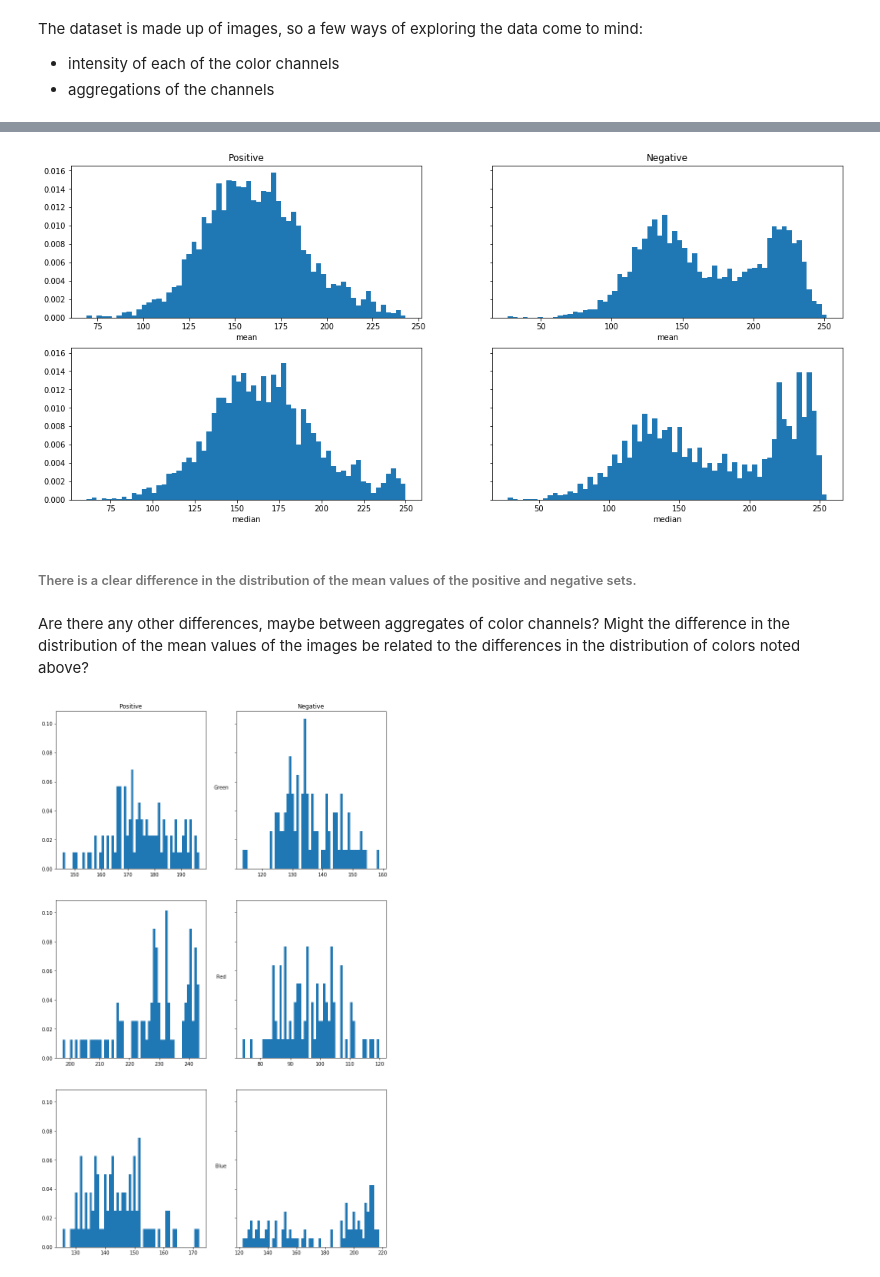
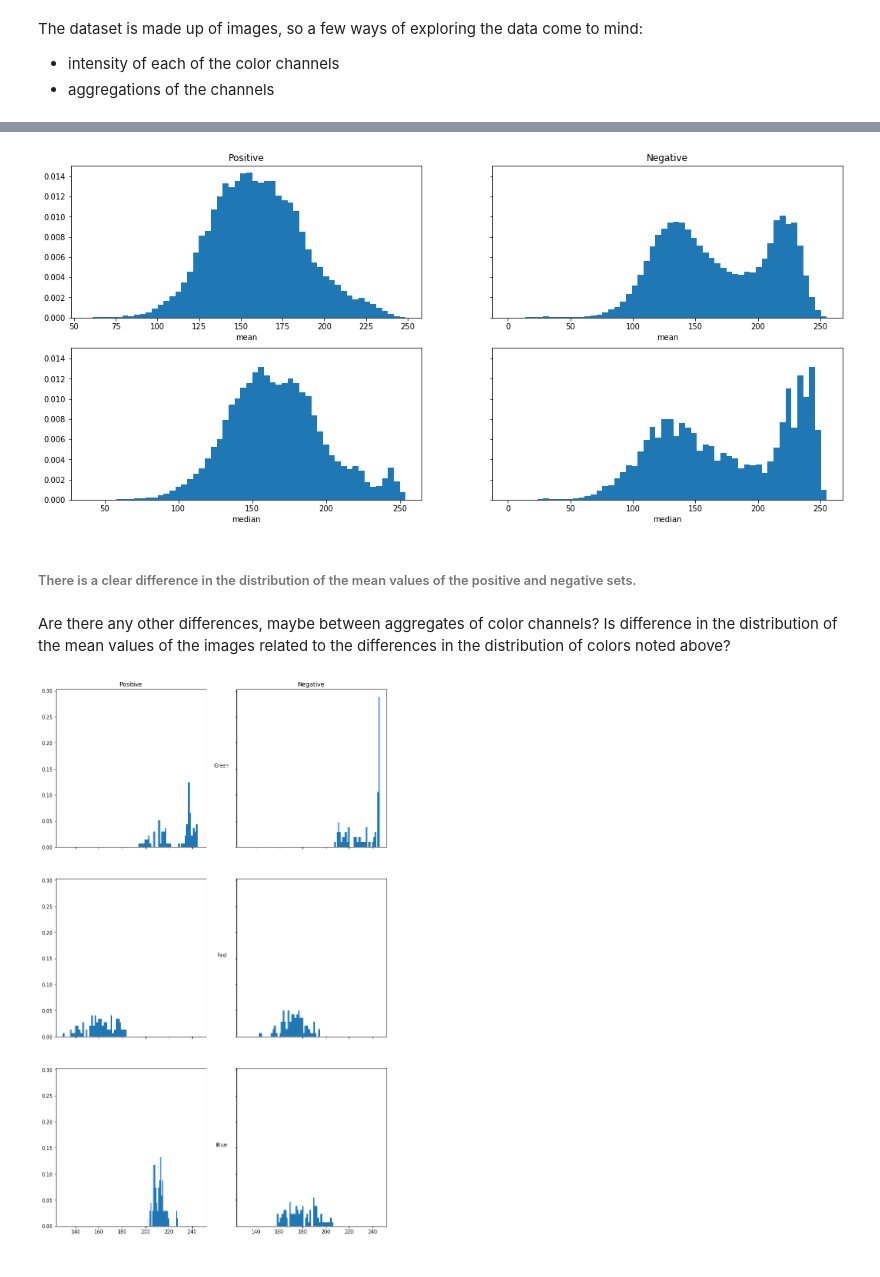
Before and after one commit to morganfry/springboard, a Jupyter notebook: Capstone Project 1/Spr_Cap1_MFRY_Data_Exploration.ipynb, the cells around one changed output, grey strips where cells are left out. Saved outputs shown, nothing was run; the diff lists cells and outputs as text; code cells hidden in the pictures.

```diff
--- a/Capstone Project 1/Spr_Cap1_MFRY_Data_Exploration.ipynb
+++ b/Capstone Project 1/Spr_Cap1_MFRY_Data_Exploration.ipynb
@@ -28,28 +28,28 @@ X_s_gray_vect=pickle.load(open("X_s_gray_vect.p","rb"))
 ##### Let's look at a few of the samples, in color and in grayscale
 # %%
 #select 8 at random
-shuffled_y=shuffle(y_s)
+shuffled_y=shuffle(y)
 
 fig,ax = plt.subplots(4,4, figsize=(20,24))
 
 #4 negatives
 for i, idx in enumerate(shuffled_y[shuffled_y['label'] == 0]['id'][:4]):
-    ax[0,i].imshow(X_s.get(idx))
+    ax[0,i].imshow(X.get(idx))
     ax[0,i].set_title('Negative')
 
 #4 negatives grayscale
 for i, idx in enumerate(shuffled_y[shuffled_y['label'] == 0]['id'][:4]):
-    ax[1,i].imshow(X_s_gray.get(idx), cmap='gray')
+    ax[1,i].imshow(X_gray.get(idx), cmap='gray')
     ax[1,i].set_title('Negative')
 
 #4 positives
 for i, idx in enumerate(shuffled_y[shuffled_y['label'] == 1]['id'][:4]):
-    ax[2,i].imshow(X_s.get(idx))
+    ax[2,i].imshow(X.get(idx))
     ax[2,i].set_title('Positive')
 
 
 #4 positives grayscale
 for i, idx in enumerate(shuffled_y[shuffled_y['label'] == 1]['id'][:4]):
-    ax[3,i].imshow(X_s_gray.get(idx), cmap='gray')
+    ax[3,i].imshow(X_gray.get(idx), cmap='gray')
     ax[3,i].set_title('Positive')
 # %% [output]
@@ -57,20 +57,20 @@ for i, idx in enumerate(shuffled_y[shuffled_y['label'] == 1]['id'][:4]):
 # %% [markdown]
 ##### To begin looking for trends in the data, first we'll split into positive and negative groups in advance of plotting some features
 # %%
-y_pos=y_s[y_s.label == 1]
-y_neg=y_s[y_s.label == 0]
+y_pos=y[y.label == 1]
+y_neg=y[y.label == 0]
 # %%
-X_pos=X_s.copy()
-X_pos_vect=X_s_vect.copy()
-X_pos_gray=X_s_gray.copy()
+X_pos=X.copy()
+X_pos_vect=X_vect.copy()
+X_pos_gray=X_gray.copy()
 for idx,row in y_neg.iterrows():
     X_pos.pop(row['id'])
     X_pos_gray.pop(row['id'])
     X_pos_vect.pop(row['id'])
 
-X_neg=X_s.copy()
-X_neg_gray=X_s_gray.copy()
-X_neg_vect=X_s_vect.copy()
+X_neg=X.copy()
+X_neg_gray=X_gray.copy()
+X_neg_vect=X_vect.copy()
 for idx,row in y_pos.iterrows():
     X_neg.pop(row['id'])
     X_neg_gray.pop(row['id'])
@@ -138,10 +164,10 @@ X_neg_med=[np.median(each) for each in X_neg_vect_l]
 # %%
 fig,axs = plt.subplots(2,2, sharey=True, figsize=(18,8))
 
-axs[0,0].hist(X_pos_mean,bins=64,density=True)
-axs[0,1].hist(x=X_neg_mean,bins=64,density=True)
-axs[1,0].hist(X_pos_med,bins=64,density=True)
-axs[1,1].hist(x=X_neg_med,bins=64,density=True)
+axs[0,0].hist(X_pos_mean,bins=54,density=True)
+axs[0,1].hist(X_neg_mean,bins=54,density=True)
+axs[1,0].hist(X_pos_med,bins=54,density=True)
+axs[1,1].hist(X_neg_med,bins=54,density=True)
 
 axs[0,0].set_title("Positive")
 axs[0,1].set_title("Negative")
@@ -152,9 +178,9 @@ axs[1,1].set_xlabel("median")
 
 plt.show()
 # %% [output]
-[figure, old version]
+[figure, new version]
 # %% [markdown]
 ###### There is a clear difference in the distribution of the mean values of the positive and negative sets.
 # %% [markdown]
 Are there any other differences, maybe between aggregates of color channels?
-Might the difference in the distribution of the mean values of the images be related to the differences in the distribution of colors noted above?
+Is difference in the distribution of the mean values of the images related to the differences in the distribution of colors noted above?
@@ -198,22 +199,22 @@ X_neg_red=X_neg_l[:][:][:][2]
 X_neg_red_mean=[np.mean(np.ravel(each)) for each in X_neg_red]
 # %%
 
-fig,ax = plt.subplots(3,2, sharey=True, figsize=(12,20))
+fig,ax = plt.subplots(3,2, sharey=True, sharex=True,figsize=(12,20))
 
-ax[0,0].hist(X_pos_grn_mean,density=True,bins=56)
-ax[0,1].hist(X_neg_grn_mean,density=True,bins=56)
-ax[1,0].hist(X_pos_blu_mean,density=True,bins=56)
-ax[1,1].hist(X_neg_blu_mean,density=True,bins=56)
-ax[2,0].hist(X_pos_red_mean,density=True,bins=56)
-ax[2,1].hist(X_neg_red_mean,density=True,bins=56)
+ax[0,0].hist(X_pos_grn_mean,density=True,bins=36)
+ax[0,1].hist(X_neg_grn_mean,density=True,bins=36)
+ax[1,0].hist(X_pos_blu_mean,density=True,bins=36)
+ax[1,1].hist(X_neg_blu_mean,density=True,bins=36)
+ax[2,0].hist(X_pos_red_mean,density=True,bins=36)
+ax[2,1].hist(X_neg_red_mean,density=True,bins=36)
 
 ax[0,0].set_title("Positive")
 ax[0,1].set_title("Negative")
 ax[0,1].set_ylabel("Green",rotation='horizontal',labelpad=30)
 ax[1,1].set_ylabel("Red",rotation='horizontal',labelpad=30)
 ax[2,1].set_ylabel("Blue",rotation='horizontal',labelpad=30)
 #ax[3,1].set_ylabel("Grayscale",rotation='horizontal',labelpad=30)
 
 plt.show()
 # %% [output]
-[figure, old version]
+[figure, new version]
```
Also changed, not shown: parts of 16 cells of this notebook.
